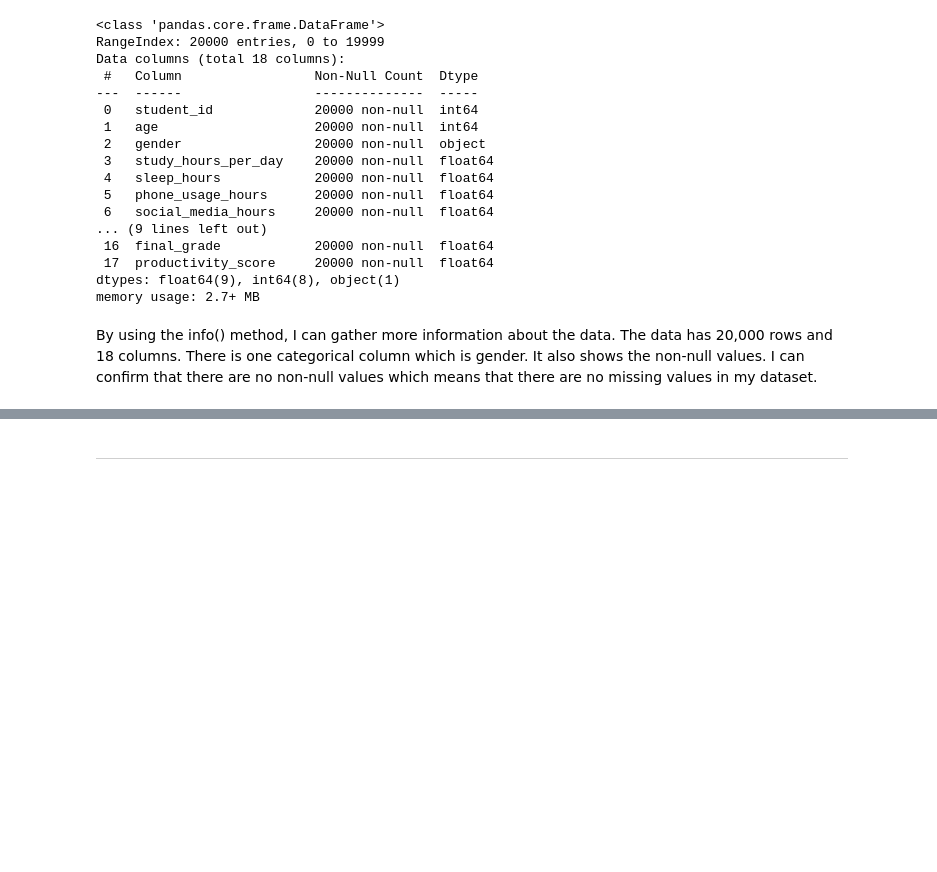
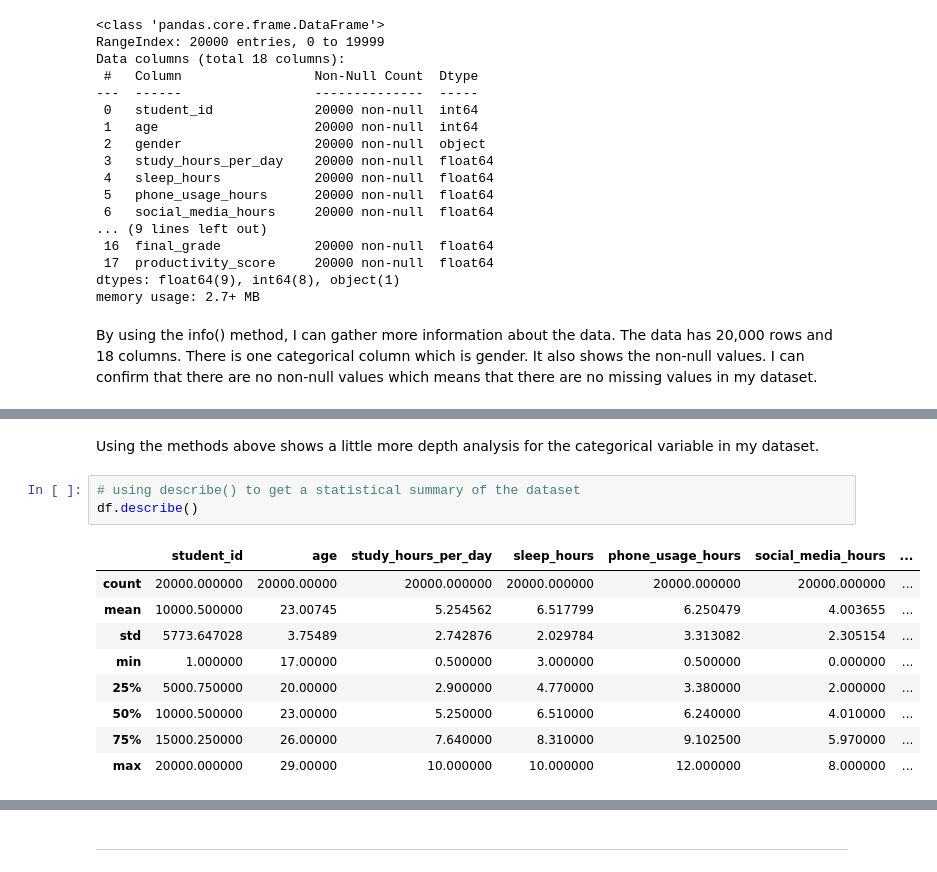
Before and after one commit to lehaanwar/Student-Productivity-and-Behaviours-Project, a Jupyter notebook: jupyter_notebooks/ETL.ipynb, the cells around one changed output, grey strips where cells are left out. Drawn from its saved outputs; the diff is of its cells as text; blank space fills up the shorter version.

```diff
--- a/jupyter_notebooks/ETL.ipynb
+++ b/jupyter_notebooks/ETL.ipynb
@@ -116,0 +172,15 @@ NOTE
+# %% [markdown]
+Using the methods above shows a little more depth analysis for the categorical variable in my dataset.
+# %%
+# using describe() to get a statistical summary of the dataset
+df.describe()
+# %% [output]
+|  | student_id | age | study_hours_per_day | sleep_hours | phone_usage_hours | social_media_hours | ... |
+| count | 20000.000000 | 20000.00000 | 20000.000000 | 20000.000000 | 20000.000000 | 20000.000000 | ... |
+| mean | 10000.500000 | 23.00745 | 5.254562 | 6.517799 | 6.250479 | 4.003655 | ... |
+| std | 5773.647028 | 3.75489 | 2.742876 | 2.029784 | 3.313082 | 2.305154 | ... |
+| min | 1.000000 | 17.00000 | 0.500000 | 3.000000 | 0.500000 | 0.000000 | ... |
+| 25% | 5000.750000 | 20.00000 | 2.900000 | 4.770000 | 3.380000 | 2.000000 | ... |
+| 50% | 10000.500000 | 23.00000 | 5.250000 | 6.510000 | 6.240000 | 4.010000 | ... |
+| 75% | 15000.250000 | 26.00000 | 7.640000 | 8.310000 | 9.102500 | 5.970000 | ... |
+| max | 20000.000000 | 29.00000 | 10.000000 | 10.000000 | 12.000000 | 8.000000 | ... |
```
Also changed, not shown: parts of 19 cells of this notebook.
